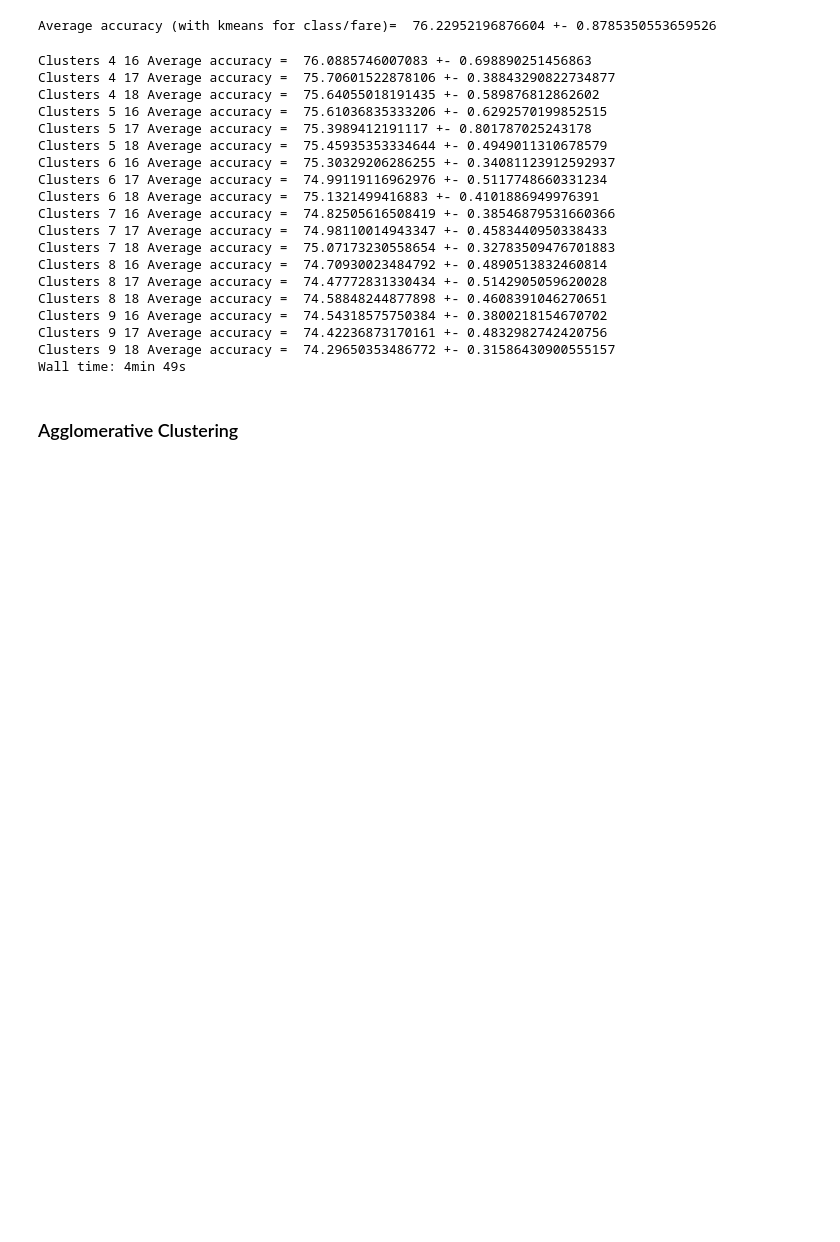
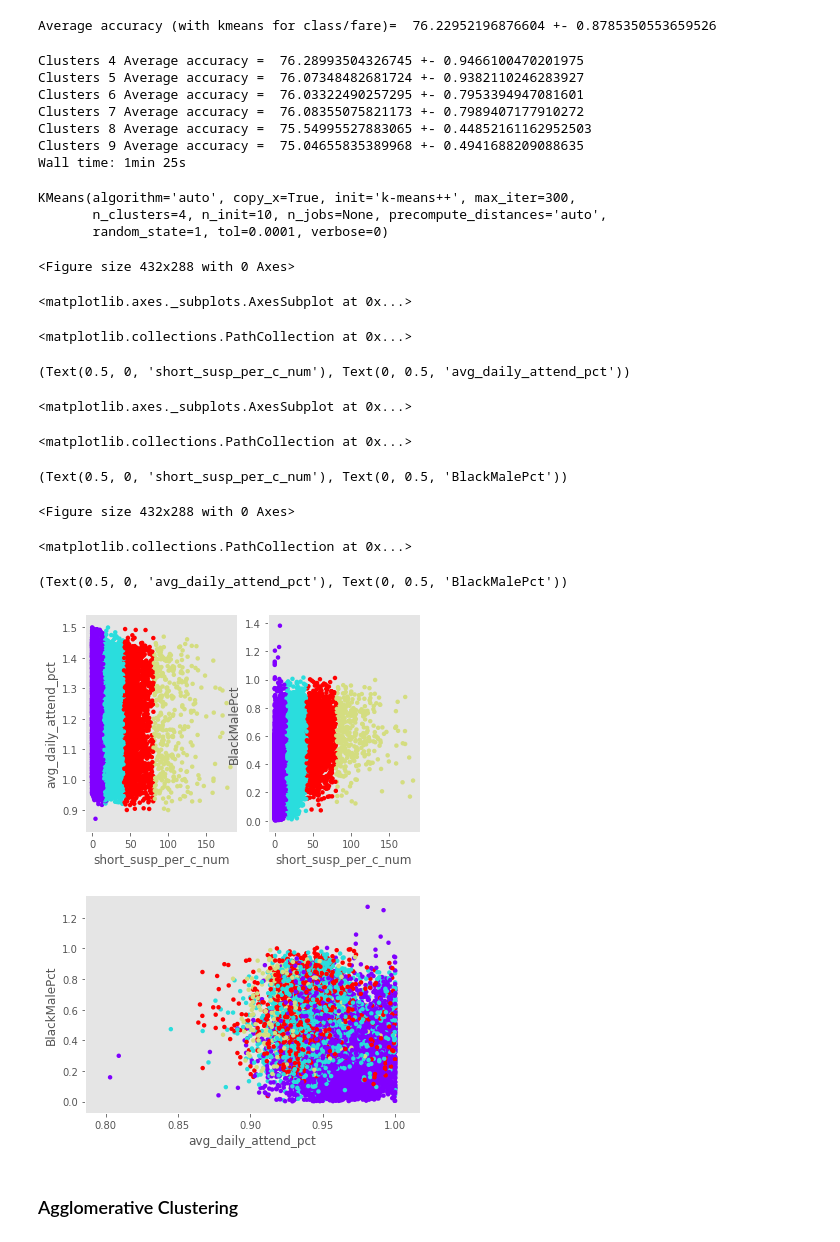
Before and after one commit to fredpoon/ds_7331_jyrf_eda, a Jupyter notebook: grp4_lab3_jyrf.ipynb, the cells around one changed output. Saved outputs shown, nothing was run; the diff lists cells and outputs as text; code cells hidden in the pictures; blank space fills up the shorter version.

```diff
--- a/grp4_lab3_jyrf.ipynb
+++ b/grp4_lab3_jyrf.ipynb
@@ -521,9 +590,10 @@ Average accuracy (with kmeans for class/fare)=  76.22952196876604 +- 0.878535055
 # %%
 %%time
 
+X=Xorg
+
 params = []
 for n_fare in range(4,10):
-    for n_fam in range(16,19):
         # get the first clustering
         cls_fare = KMeans(n_clusters=n_fare, init='k-means++',random_state=1)
         cls_fare.fit(X)
@@ -534,51 +604,53 @@ for n_fare in range(4,10):
         acc = cross_val_score(clf,X,y=y,cv=cv)
         params.append((n_fare,acc.mean()*100,acc.std()*100)) # save state
 
-        print ("Clusters",n_fare,n_fam,"Average accuracy = ", acc.mean()*100, "+-", acc.std()*100)
+        print ("Clusters",n_fare,"Average accuracy = ", acc.mean()*100, "+-", acc.std()*100)
 # %% [output]
-Clusters 4 16 Average accuracy =  76.0885746007083 +- 0.698890251456863
-Clusters 4 17 Average accuracy =  75.70601522878106 +- 0.38843290822734877
-Clusters 4 18 Average accuracy =  75.64055018191435 +- 0.589876812862602
-Clusters 5 16 Average accuracy =  75.61036835333206 +- 0.6292570199852515
-Clusters 5 17 Average accuracy =  75.3989412191117 +- 0.801787025243178
-Clusters 5 18 Average accuracy =  75.45935353334644 +- 0.4949011310678579
-Clusters 6 16 Average accuracy =  75.30329206286255 +- 0.34081123912592937
-Clusters 6 17 Average accuracy =  74.99119116962976 +- 0.5117748660331234
-Clusters 6 18 Average accuracy =  75.1321499416883 +- 0.4101886949976391
-Clusters 7 16 Average accuracy =  74.82505616508419 +- 0.38546879531660366
-Clusters 7 17 Average accuracy =  74.98110014943347 +- 0.4583440950338433
-Clusters 7 18 Average accuracy =  75.07173230558654 +- 0.32783509476701883
-Clusters 8 16 Average accuracy =  74.70930023484792 +- 0.4890513832460814
-Clusters 8 17 Average accuracy =  74.47772831330434 +- 0.5142905059620028
-Clusters 8 18 Average accuracy =  74.58848244877898 +- 0.4608391046270651
-Clusters 9 16 Average accuracy =  74.54318575750384 +- 0.3800218154670702
-Clusters 9 17 Average accuracy =  74.42236873170161 +- 0.4832982742420756
-Clusters 9 18 Average accuracy =  74.29650353486772 +- 0.31586430900555157
-Wall time: 4min 49s
+Clusters 4 Average accuracy =  76.28993504326745 +- 0.9466100470201975
+Clusters 5 Average accuracy =  76.07348482681724 +- 0.9382110246283927
+Clusters 6 Average accuracy =  76.03322490257295 +- 0.7953394947081601
+Clusters 7 Average accuracy =  76.08355075821173 +- 0.7989407177910272
+Clusters 8 Average accuracy =  75.54995527883065 +- 0.44852161162952503
+Clusters 9 Average accuracy =  75.04655835389968 +- 0.4941688209088635
+Wall time: 1min 25s
 # %%
 n_fare=4
 
 cls_fare = KMeans(n_clusters=n_fare, init='k-means++',random_state=1)
 cls_fare.fit(X)
 newfeature_fare = cls_fare.labels_ # the labels from kmeans clustering
 
 plt.figure()
 plt.subplot(1,2,1)
-X2=X2.values
-plt.scatter(X[:, 0], X[:, 1]+np.random.random(X[:, 1].shape)/2, c=newfeature_fam, cmap=plt.cm.rainbow, s=20, linewidths=0)
+plt.scatter(X[:, 0], X[:, 1]+np.random.random(X[:, 1].shape)/2, c=newfeature_fare, cmap=plt.cm.rainbow, s=20, linewidths=0)
 plt.xlabel('short_susp_per_c_num'), plt.ylabel('avg_daily_attend_pct')
 plt.grid()
 
 plt.subplot(1,2,2)
-plt.scatter(X[:, 0], X[:, 2]+np.random.random(X[:, 2].shape)/2, c=newfeature_fam, cmap=plt.cm.rainbow, s=20, linewidths=0)
+plt.scatter(X[:, 0], X[:, 2]+np.random.random(X[:, 2].shape)/2, c=newfeature_fare, cmap=plt.cm.rainbow, s=20, linewidths=0)
 plt.xlabel('short_susp_per_c_num'), plt.ylabel('BlackMalePct')
 plt.grid()
 
-X1=X1.values
 plt.figure()
 plt.scatter(X[:, 1], X[:, 2]+np.random.random(X[:, 2].shape)/2, c=newfeature_fare, cmap=plt.cm.rainbow, s=20, linewidths=0)
 plt.xlabel('avg_daily_attend_pct'), plt.ylabel('BlackMalePct')
 plt.grid()
+# %% [output]
+KMeans(algorithm='auto', copy_x=True, init='k-means++', max_iter=300,
+       n_clusters=4, n_init=10, n_jobs=None, precompute_distances='auto',
+       random_state=1, tol=0.0001, verbose=0)
+<Figure size 432x288 with 0 Axes>
+<matplotlib.axes._subplots.AxesSubplot at 0x...>
+<matplotlib.collections.PathCollection at 0x...>
+(Text(0.5, 0, 'short_susp_per_c_num'), Text(0, 0.5, 'avg_daily_attend_pct'))
+<matplotlib.axes._subplots.AxesSubplot at 0x...>
+<matplotlib.collections.PathCollection at 0x...>
+(Text(0.5, 0, 'short_susp_per_c_num'), Text(0, 0.5, 'BlackMalePct'))
+<Figure size 432x288 with 0 Axes>
+<matplotlib.collections.PathCollection at 0x...>
+(Text(0.5, 0, 'avg_daily_attend_pct'), Text(0, 0.5, 'BlackMalePct'))
+[figure, added]
+[figure, added]
 # %% [markdown]
 ### Agglomerative Clustering
 # %%
```
Also changed, not shown: parts of 37 cells of this notebook.
